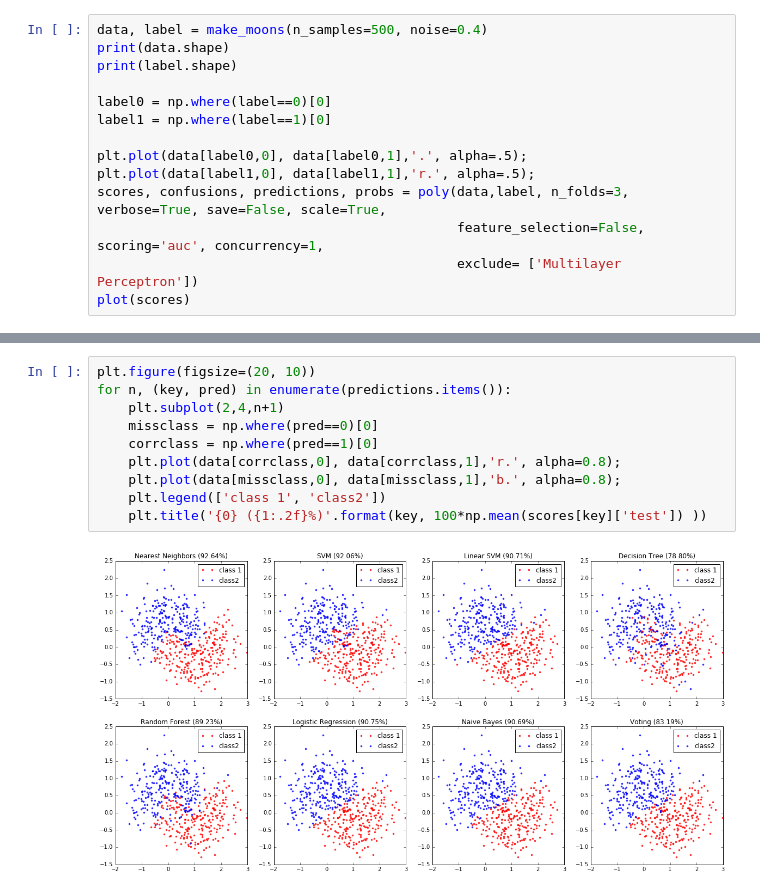
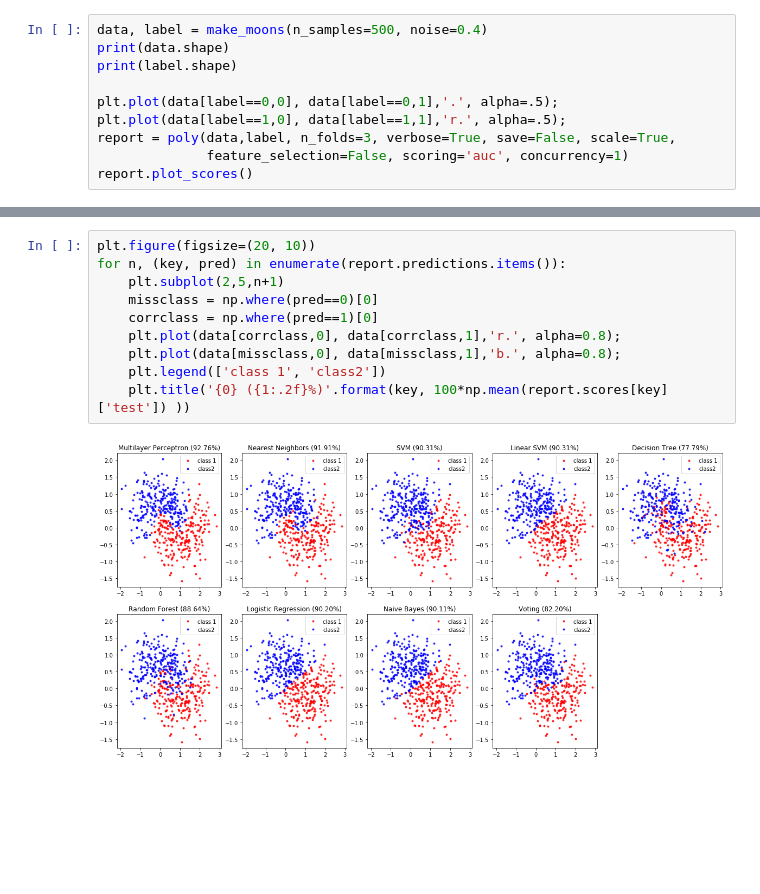
Before and after one commit to alvarouc/polyssifier, a Jupyter notebook: sample/example.ipynb, the cells around one changed output, grey strips where cells are left out. Cells and saved outputs as stored; diff of their text form; blank space fills up the shorter version.

```diff
--- a/sample/example.ipynb
+++ b/sample/example.ipynb
@@ -13,15 +13,11 @@ data, label = make_moons(n_samples=500, noise=0.4)
 print(data.shape)
 print(label.shape)
 
-label0 = np.where(label==0)[0]
-label1 = np.where(label==1)[0]
-
-plt.plot(data[label0,0], data[label0,1],'.', alpha=.5);
-plt.plot(data[label1,0], data[label1,1],'r.', alpha=.5);
-scores, confusions, predictions, probs = poly(data,label, n_folds=3, verbose=True, save=False, scale=True,
-                                              feature_selection=False, scoring='auc', concurrency=1,
-                                              exclude= ['Multilayer Perceptron'])
-plot(scores)
+plt.plot(data[label==0,0], data[label==0,1],'.', alpha=.5);
+plt.plot(data[label==1,0], data[label==1,1],'r.', alpha=.5);
+report = poly(data,label, n_folds=3, verbose=True, save=False, scale=True,
+              feature_selection=False, scoring='auc', concurrency=1)
+report.plot_scores()
 # %% [output]
 (500, 2)
 (500,)
@@ -56,14 +49,14 @@ scores
 # %%
 plt.figure(figsize=(20, 10))
-for n, (key, pred) in enumerate(predictions.items()):
-    plt.subplot(2,4,n+1)
+for n, (key, pred) in enumerate(report.predictions.items()):
+    plt.subplot(2,5,n+1)
     missclass = np.where(pred==0)[0]
     corrclass = np.where(pred==1)[0]
     plt.plot(data[corrclass,0], data[corrclass,1],'r.', alpha=0.8);
     plt.plot(data[missclass,0], data[missclass,1],'b.', alpha=0.8);
     plt.legend(['class 1', 'class2'])
-    plt.title('{0} ({1:.2f}%)'.format(key, 100*np.mean(scores[key]['test']) ))
+    plt.title('{0} ({1:.2f}%)'.format(key, 100*np.mean(report.scores[key]['test']) ))
 # %% [output]
-[figure, old version]
+[figure, new version]
 # %%
 data, label = make_classification(n_samples=500, n_features=20,
```
Also changed, not shown: parts of 8 cells of this notebook, 1 other file.
